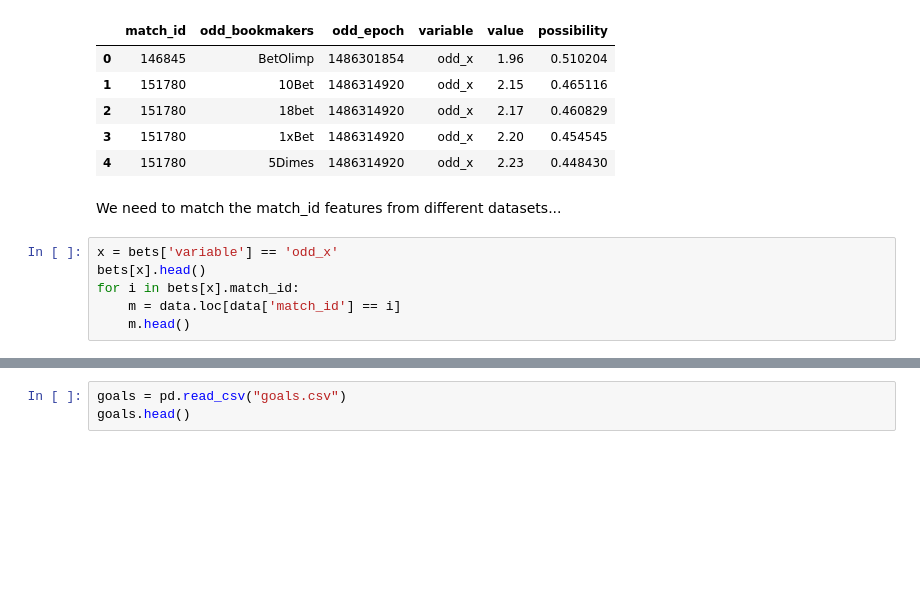
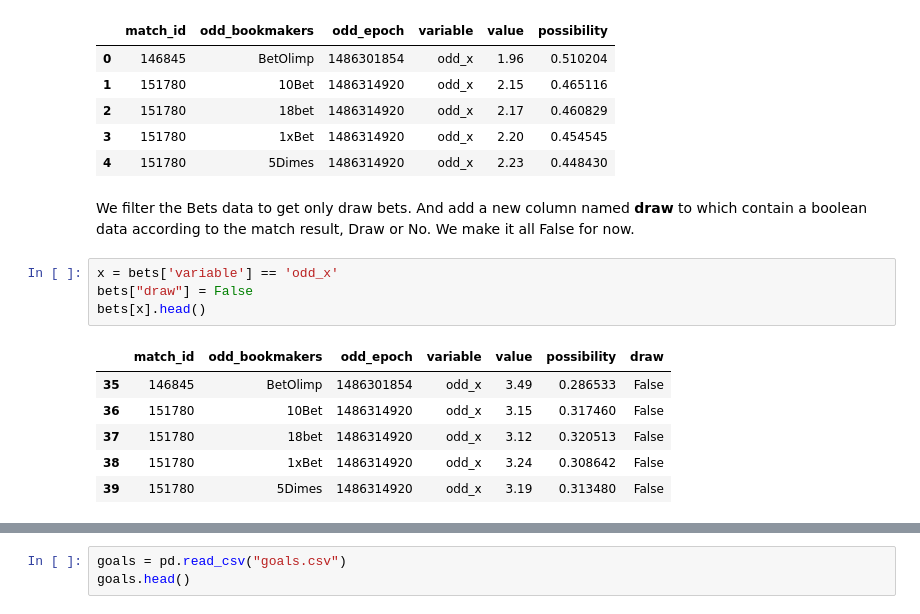
Before and after one commit to BU-IE-582/fall19-GnyEser, a Jupyter notebook: Homework1.ipynb, the cells around one changed output, grey strips where cells are left out. Saved outputs shown, nothing was run; the diff lists cells and outputs as text; blank space fills up the shorter version.

```diff
--- a/Homework1.ipynb
+++ b/Homework1.ipynb
@@ -185,11 +179,16 @@ bets.head()
 | 2 | 151780 | 18bet | 1486314920 | odd_x | 2.17 | 0.460829 |
 | 3 | 151780 | 1xBet | 1486314920 | odd_x | 2.20 | 0.454545 |
 | 4 | 151780 | 5Dimes | 1486314920 | odd_x | 2.23 | 0.448430 |
-# %% [markdown]
-We need to match the match_id features from different datasets...
+# %% [markdown]
+We filter the Bets data to get only draw bets. And add a new column named **draw** to which contain a boolean data according to the match result, Draw or No. We make it all False for now.
 # %%
 x = bets['variable'] == 'odd_x'
+bets["draw"] = False
 bets[x].head()
-for i in bets[x].match_id:
-    m = data.loc[data['match_id'] == i]
-    m.head()
+# %% [output]
+|  | match_id | odd_bookmakers | odd_epoch | variable | value | possibility | draw |
+| 35 | 146845 | BetOlimp | 1486301854 | odd_x | 3.49 | 0.286533 | False |
+| 36 | 151780 | 10Bet | 1486314920 | odd_x | 3.15 | 0.317460 | False |
+| 37 | 151780 | 18bet | 1486314920 | odd_x | 3.12 | 0.320513 | False |
+| 38 | 151780 | 1xBet | 1486314920 | odd_x | 3.24 | 0.308642 | False |
+| 39 | 151780 | 5Dimes | 1486314920 | odd_x | 3.19 | 0.313480 | False |
```
Also changed, not shown: parts of 42 cells of this notebook, 1 other file.
